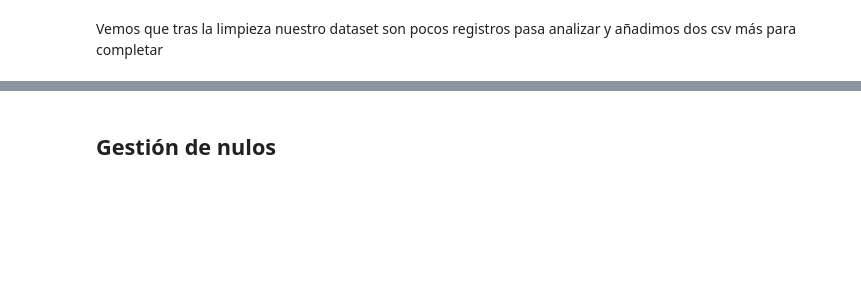
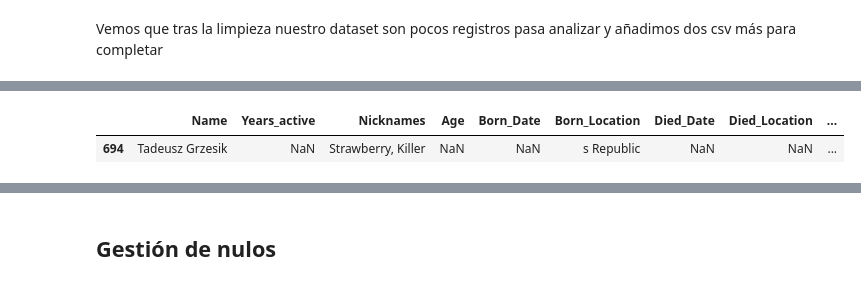
Before and after one commit to Adalab/proyecto-da-promo-d-modulo-4-tableau-team-2, a Jupyter notebook: EDA y limpieza.ipynb, the cells around one changed output, grey strips where cells are left out. Saved outputs shown, nothing was run; the diff lists cells and outputs as text; code cells hidden in the pictures; blank space fills up the shorter version.

```diff
--- a/EDA y limpieza.ipynb
+++ b/EDA y limpieza.ipynb
@@ -353,0 +854,21 @@ print(f"Registros sin nombre: {sin_nombre}")
+# %%
+#vamos a atajar esos duplicados para quedarnos con el que este más completo y eliminar el resto.
+#vamos a crear una columna auxiliar que sera True si estan completos lo datos clave que marcamos
+df_new_killers["completo"] = ~(
+    df_new_killers["Country"].isnull() |
+    df_new_killers["Start_year"].isnull() |
+    df_new_killers["End_year"].isnull() |
+    df_new_killers["Proven_victims"].isnull() |
+    df_new_killers["Possible_victims"].isnull())
+
+#ordenamos el df para que los registros con más datos sean los primeros
+df_new_killers = df_new_killers.sort_values(by="completo", ascending=False)
+#eliminamos duplicados por name quedandonos con la primera aparicion
+df_new_killers = df_new_killers.drop_duplicates(subset="Name", keep="first")
+
+df_new_killers.drop(columns="completo", inplace=True)
+
+#comprobamos que ha funcionado
+print("\nDuplicados por 'Name'")
+duplicados = df_new_killers[df_new_killers.duplicated(subset='Name', keep=False)]
+print(f"Total: {duplicados.shape[0]}")
@@ -354,11 +880,14 @@ print(f"Registros sin nombre: {sin_nombre}")
 # %%
-#VER columnas disponibles en ambos
+#Ver columnas disponibles en ambos
 print(dfc.columns)
 print(df_new_killers.columns)
 
-#Hacemos merge con outer n para mantener todos los asesinos
-df_final = pd.merge(dfc, df_new_killers, on='Name', how='outer', suffixes=('_kaggle', '_extra'))
+#aplicamos la misma funcion de limpiar nombres que creamos antes
+dfc["Name"] = dfc["Name"].apply(limpiar_nombres)
 
 #Ver si hay coincidencias filtrando por la columna name
 matches = dfc['Name'].isin(df_new_killers['Name']).sum()
 print(f"Coincidencias por 'Name': {matches} de {len(dfc)}")
+
+#Hacemos merge con outer para mantener todos los asesinos
+df_final = pd.merge(dfc, df_new_killers, on='Name', how='outer', suffixes=('_kaggle', '_extra'))
@@ -489,7 +1111,10 @@ print(sorted(df_final['Country'].dropna().astype(str).unique()))
 # %%
 #continuamos filtrando los asesinos que tiene valores chungos en la columna país
 # Filtrar asesinos con Country en los valores problemáticos
-valores_chungos = ['s Republic', 'unknown']
+valores_chungos = ['s Republic']
 df_chungos = df_final[df_final['Country'].isin(valores_chungos)]
 display(df_chungos)
+# %% [output]
+|  | Name | Years_active | Nicknames | Age | Born_Date | Born_Location | Died_Date | Died_Location | ... |
+| 694 | Tadeusz Grzesik | NaN | Strawberry, Killer | NaN | NaN | s Republic | NaN | NaN | ... |
 # %%
```
Also changed, not shown: parts of 102 cells of this notebook, 2 other files.
